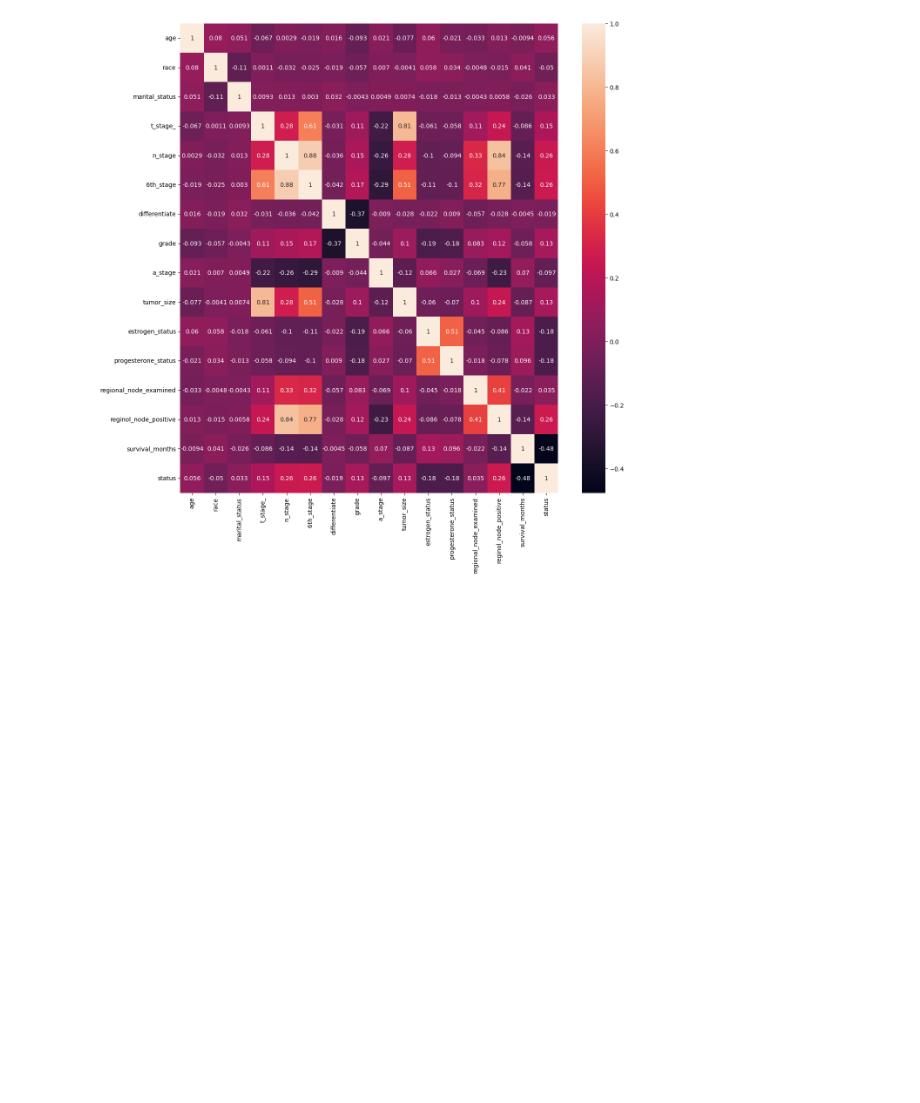
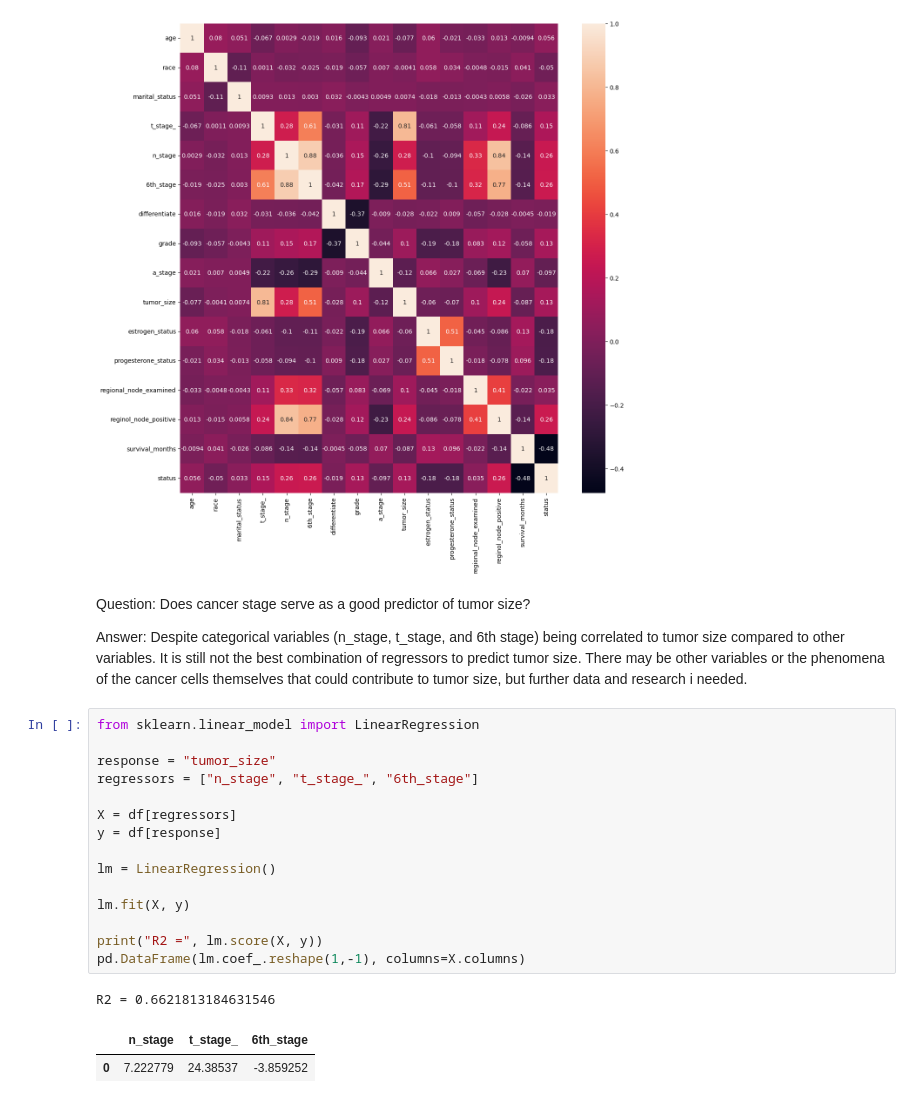
Before and after one commit to Chris-Vuong/breast-cancer, a Jupyter notebook: breast-cancer-analysis.ipynb, the cells around one changed output. Cells and saved outputs as stored; diff of their text form; blank space fills up the shorter version.

Commit message:
added multi linear regression

```diff
--- a/breast-cancer-analysis.ipynb
+++ b/breast-cancer-analysis.ipynb
@@ -290,3 +290,29 @@ reginol_node_positive                1.000000        -0.135214  0.256638
 survival_months                     -0.135214         1.000000 -0.476514
 status                               0.256638        -0.476514  1.000000
 [figure]
+# %% [markdown]
+Question: Does cancer stage serve as a good predictor of tumor size?
+
+Answer: Despite categorical variables (n_stage, t_stage, and 6th stage) being correlated to tumor size compared to other
+variables. It is still not the best combination of regressors to predict tumor size. There may be other variables or
+the phenomena of the cancer cells themselves that could contribute to tumor size, but further data and research i
+needed.
+# %%
+from sklearn.linear_model import LinearRegression
+
+response = "tumor_size"
+regressors = ["n_stage", "t_stage_", "6th_stage"]
+
+X = df[regressors]
+y = df[response]
+
+lm = LinearRegression()
+
+lm.fit(X, y)
+
+print("R2 =", lm.score(X, y))
+pd.DataFrame(lm.coef_.reshape(1,-1), columns=X.columns)
+# %% [output]
+R2 = 0.6621813184631546
+|  | n_stage | t_stage_ | 6th_stage |
+| 0 | 7.222779 | 24.38537 | -3.859252 |
```
